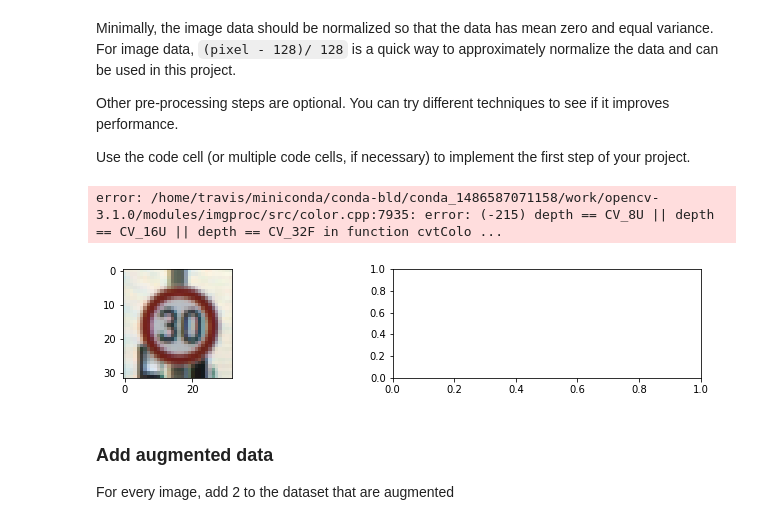
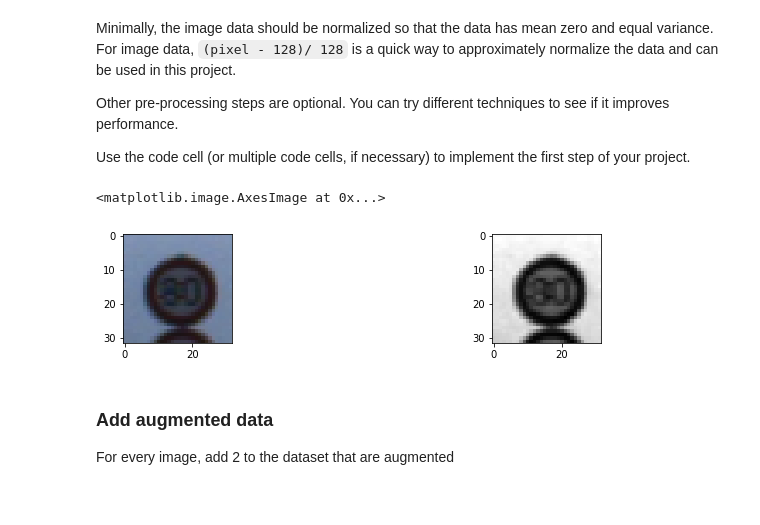
Before and after one commit to vssrcj/traffic-sign-classifier, a Jupyter notebook: Traffic_Sign_Classifier.ipynb, the cells around one changed output. Drawn from its saved outputs; the diff is of its cells as text; code cells hidden in the pictures.

```diff
--- a/Traffic_Sign_Classifier.ipynb
+++ b/Traffic_Sign_Classifier.ipynb
@@ -224,36 +224,34 @@ Other pre-processing steps are optional. You can try different techniques to see
 
 Use the code cell (or multiple code cells, if necessary) to implement the first step of your project.
 # %%
+import cv2
+
 def preprocess_img(im):
     def gray_scale(img):
-        x = cv2.resize(img, (32,32))
-        YCrCb = cv2.cvtColor(x, cv2.COLOR_BGR2RGB) # COLOR_RGB2YCrCb)
-        return YCrCb
+        YCrCb = cv2.cvtColor(img, cv2.COLOR_BGR2RGB) # COLOR_RGB2YCrCb)
         return np.resize(YCrCb[:,:,0], (32,32,1))
 
     def normalize(img):
-        return img
         a = -0.5
         b = 0.5
         minimum = 0
         maximum = 255
         return a + ((img - minimum) * (b - a)) / (maximum - minimum)
 
     return normalize(gray_scale(im))
 
-images = np.array(train_init.images)/255
-ims = images[2630]
+
+ims = random.choice(train_init.images)
 plt.figure(figsize=(32, 2))
 plt.axis('off')
-grid = plt.subplot(4/4,5,1)
+grid = plt.subplot(1,5,1)
 grid.imshow(ims)
 plt.subplot(1, 3, 2)
-grid = plt.subplot(4/4,5,2)
-grid.imshow(preprocess_img(ims)/255)
-# plt.imshow(preprocess_img(ims))
+grid = plt.subplot(1,5,2)
+grid.imshow(preprocess_img(ims).squeeze(), cmap='gray')
 # %% [output]
-error: /home/travis/miniconda/conda-bld/conda_1486587071158/work/opencv-3.1.0/modules/imgproc/src/color.cpp:7935: error: (-215) depth == CV_8U || depth == CV_16U || depth == CV_32F in function cvtColo ...
+<matplotlib.image.AxesImage at 0x...>
-[figure, old version]
+[figure, new version]
 # %% [markdown]
 ### Add augmented data
 
```
Also changed, not shown: parts of 3 cells of this notebook, 2 other files.
